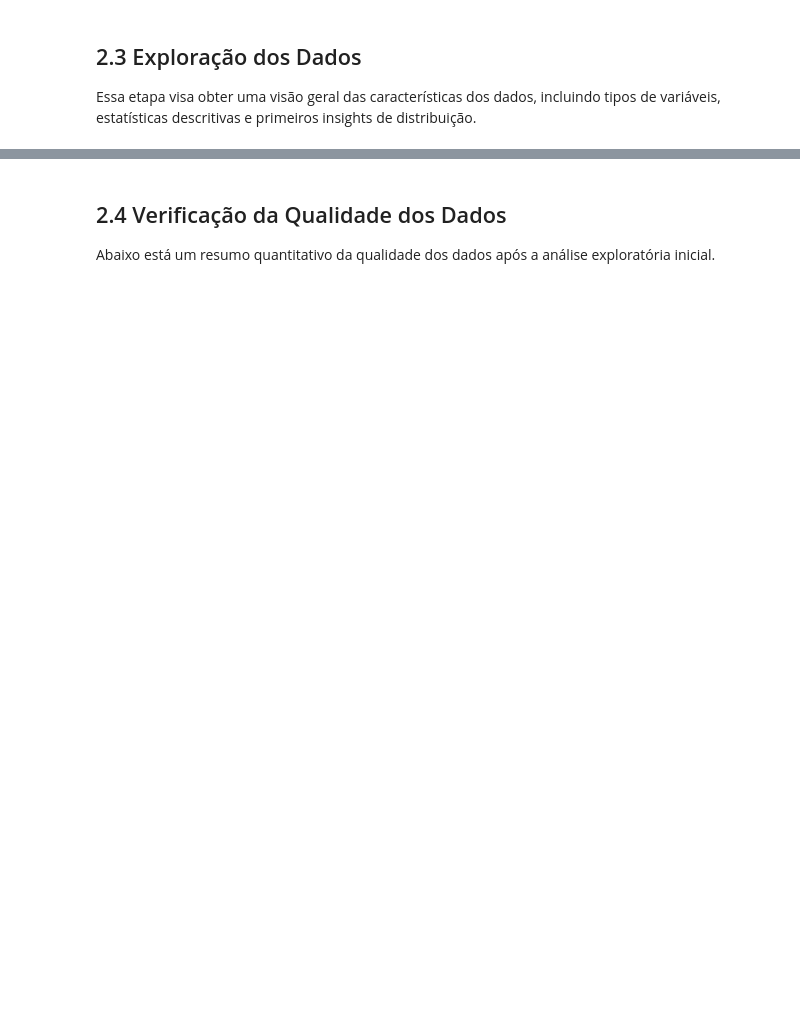
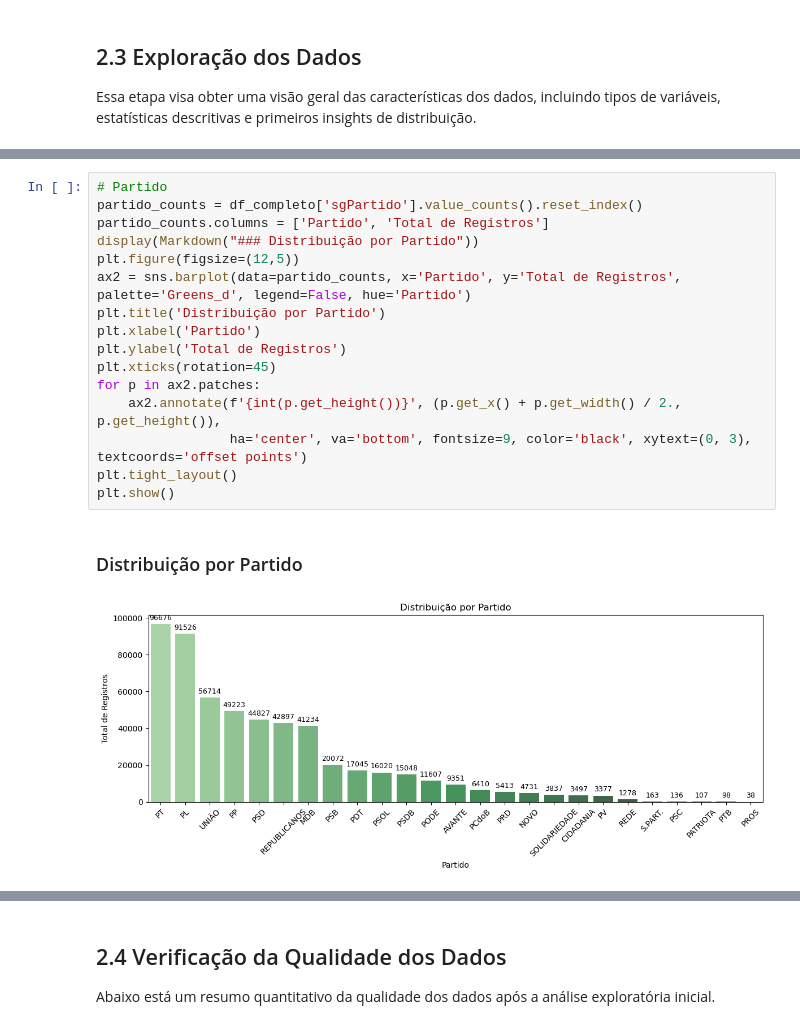
Before and after one commit to paulolmachado/ProjetoFinalCeub, a Jupyter notebook: Projeto_Final.ipynb, the cells around one changed output, grey strips where cells are left out. Saved outputs shown, nothing was run; the diff lists cells and outputs as text; blank space fills up the shorter version.

```diff
--- a/Projeto_Final.ipynb
+++ b/Projeto_Final.ipynb
@@ -282,0 +332,19 @@ plt.show()
+# %%
+# Partido
+partido_counts = df_completo['sgPartido'].value_counts().reset_index()
+partido_counts.columns = ['Partido', 'Total de Registros']
+display(Markdown("### Distribuição por Partido"))
+plt.figure(figsize=(12,5))
+ax2 = sns.barplot(data=partido_counts, x='Partido', y='Total de Registros', palette='Greens_d', legend=False, hue='Partido')
+plt.title('Distribuição por Partido')
+plt.xlabel('Partido')
+plt.ylabel('Total de Registros')
+plt.xticks(rotation=45)
+for p in ax2.patches:
+    ax2.annotate(f'{int(p.get_height())}', (p.get_x() + p.get_width() / 2., p.get_height()),
+                 ha='center', va='bottom', fontsize=9, color='black', xytext=(0, 3), textcoords='offset points')
+plt.tight_layout()
+plt.show()
+# %% [output]
+### Distribuição por Partido
+[figure, added]
```
Also changed, not shown: parts of 43 cells of this notebook.
